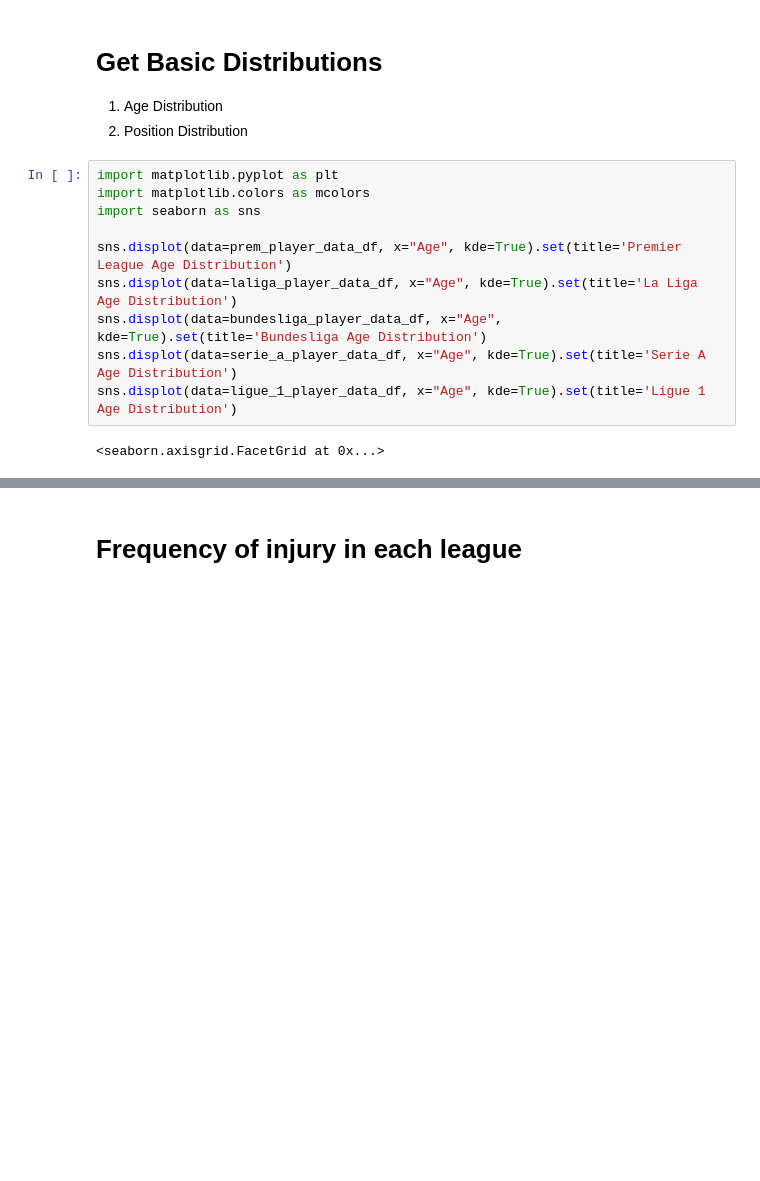
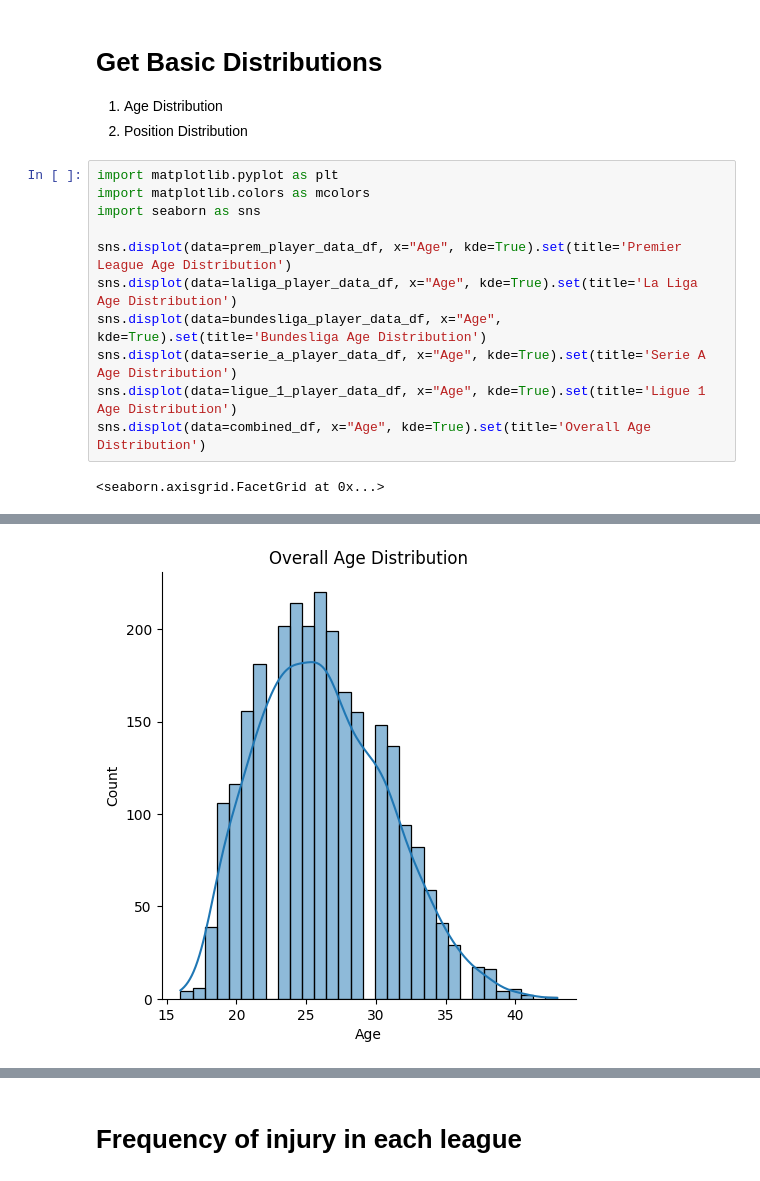
Before and after one commit to tsumian/MA4199-Injury-Prediction, a Jupyter notebook: ma4199-data-preprocessing.ipynb, the cells around one changed output, grey strips where cells are left out. Drawn from its saved outputs; the diff is of its cells as text; blank space fills up the shorter version.

```diff
--- a/ma4199-data-preprocessing.ipynb
+++ b/ma4199-data-preprocessing.ipynb
@@ -145,20 +286,22 @@ prem_player_data_df.head()
 # %%
 import matplotlib.pyplot as plt
 import matplotlib.colors as mcolors
 import seaborn as sns
 
 sns.displot(data=prem_player_data_df, x="Age", kde=True).set(title='Premier League Age Distribution')
 sns.displot(data=laliga_player_data_df, x="Age", kde=True).set(title='La Liga Age Distribution')
 sns.displot(data=bundesliga_player_data_df, x="Age", kde=True).set(title='Bundesliga Age Distribution')
 sns.displot(data=serie_a_player_data_df, x="Age", kde=True).set(title='Serie A Age Distribution')
 sns.displot(data=ligue_1_player_data_df, x="Age", kde=True).set(title='Ligue 1 Age Distribution')
+sns.displot(data=combined_df, x="Age", kde=True).set(title='Overall Age Distribution')
 # %% [output]
 <seaborn.axisgrid.FacetGrid at 0x...>
 [figure]
 [figure]
 [figure]
 [figure]
 [figure]
+[figure, added]
 # %%
 def get_pos_dist(pos, title):
     # Count player occurrences for each position
```
Also changed, not shown: parts of 20 cells of this notebook.
